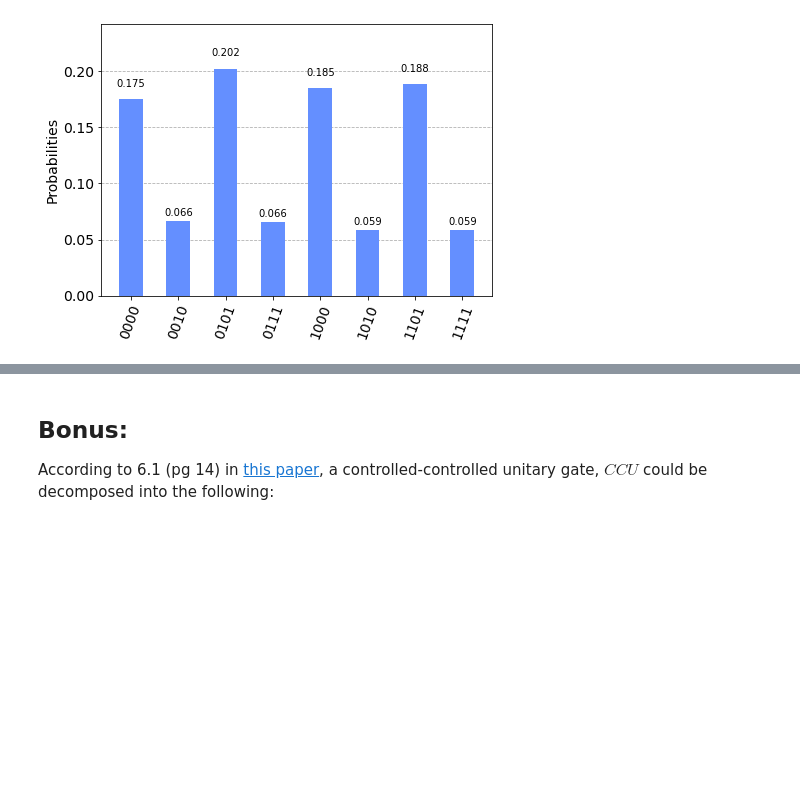
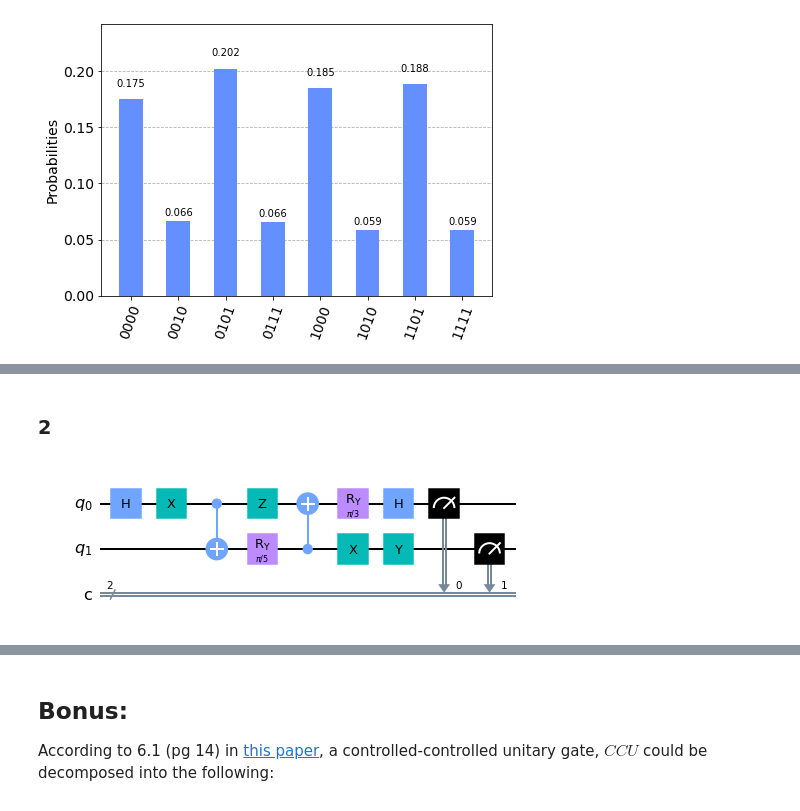
Before and after one commit to prasad42/Quantum-Computing-Workshop, a Jupyter notebook: Problem Set 2b.ipynb, the cells around one changed output, grey strips where cells are left out. Saved outputs shown, nothing was run; the diff lists cells and outputs as text; code cells hidden in the pictures; blank space fills up the shorter version.

```diff
--- a/Problem Set 2b.ipynb
+++ b/Problem Set 2b.ipynb
@@ -255,0 +257,22 @@ plot_histogram(result.get_counts(qc1))
+# %% [markdown]
+### 2
+# %%
+qc2 = QuantumCircuit(2,2) #less bits
+
+#9 gates same as before
+qc2.h(0)
+qc2.x(0)
+qc2.cx(0,1)
+qc2.ry(np.pi/5,1)
+qc2.z(0)
+qc2.cnot(1,0)
+qc2.ry(np.pi/3,0)
+qc2.x(1)
+qc2.h(0)
+qc2.y(1)
+
+qc2.measure([0,1],[0,1])
+
+qc2.draw('mpl')
+# %% [output]
+[figure, added]
```
Also changed, not shown: parts of 15 cells of this notebook.
